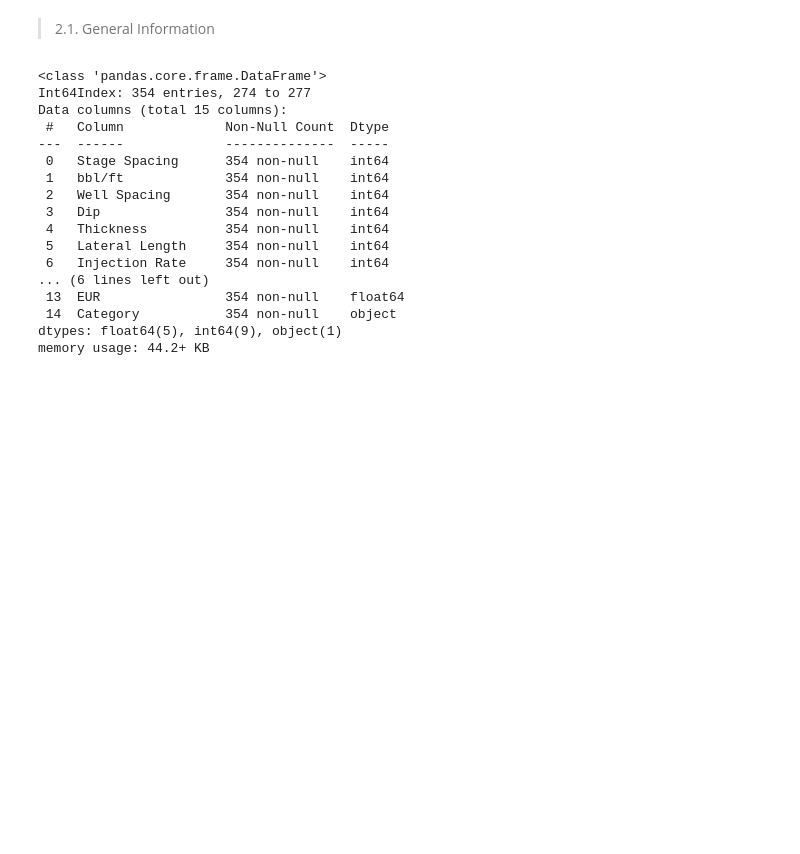
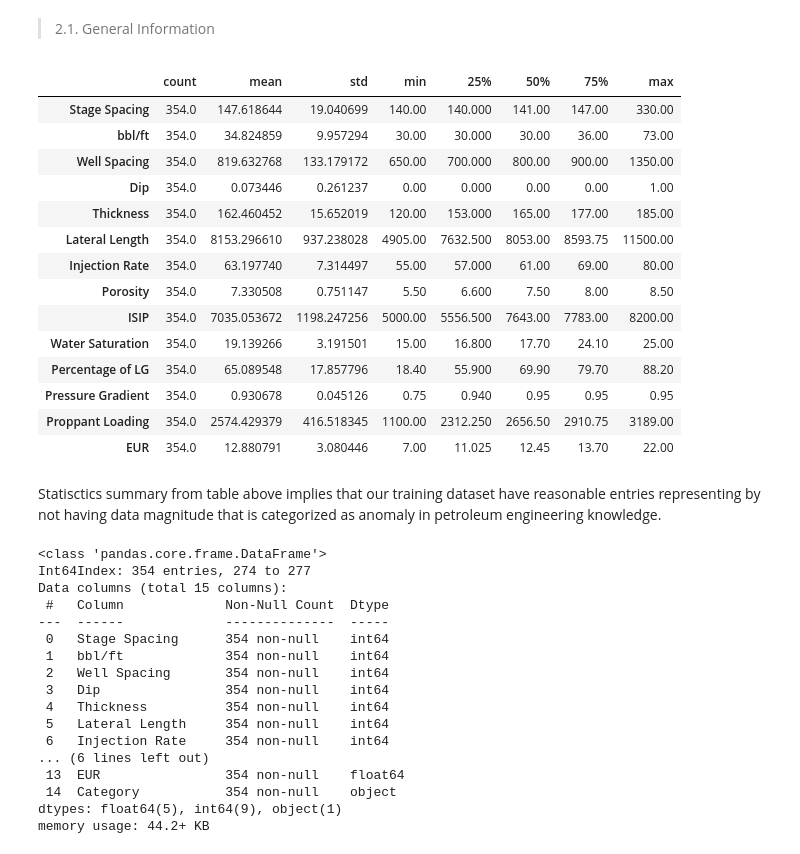
Before and after one commit to aprds/Shale-Gas-EUR-Prediction, a Jupyter notebook: shale_gas_EUR_prediction.ipynb, the cells around one changed output. Drawn from its saved outputs; the diff is of its cells as text; code cells hidden in the pictures; blank space fills up the shorter version.

```diff
--- a/shale_gas_EUR_prediction.ipynb
+++ b/shale_gas_EUR_prediction.ipynb
@@ -147,6 +147,26 @@ strat_train_set.head()
 | 160 | 143 | 30 | 700 | 1 | 156 | 8107 | 57 | 6.4 | ... |
 # %% [markdown]
 > 2.1. General Information
+# %%
+strat_train_set.describe().T
+# %% [output]
+|  | count | mean | std | min | 25% | 50% | 75% | max |
+| Stage Spacing | 354.0 | 147.618644 | 19.040699 | 140.00 | 140.000 | 141.00 | 147.00 | 330.00 |
+| bbl/ft | 354.0 | 34.824859 | 9.957294 | 30.00 | 30.000 | 30.00 | 36.00 | 73.00 |
+| Well Spacing | 354.0 | 819.632768 | 133.179172 | 650.00 | 700.000 | 800.00 | 900.00 | 1350.00 |
+| Dip | 354.0 | 0.073446 | 0.261237 | 0.00 | 0.000 | 0.00 | 0.00 | 1.00 |
+| Thickness | 354.0 | 162.460452 | 15.652019 | 120.00 | 153.000 | 165.00 | 177.00 | 185.00 |
+| Lateral Length | 354.0 | 8153.296610 | 937.238028 | 4905.00 | 7632.500 | 8053.00 | 8593.75 | 11500.00 |
+| Injection Rate | 354.0 | 63.197740 | 7.314497 | 55.00 | 57.000 | 61.00 | 69.00 | 80.00 |
+| Porosity | 354.0 | 7.330508 | 0.751147 | 5.50 | 6.600 | 7.50 | 8.00 | 8.50 |
+| ISIP | 354.0 | 7035.053672 | 1198.247256 | 5000.00 | 5556.500 | 7643.00 | 7783.00 | 8200.00 |
+| Water Saturation | 354.0 | 19.139266 | 3.191501 | 15.00 | 16.800 | 17.70 | 24.10 | 25.00 |
+| Percentage of LG | 354.0 | 65.089548 | 17.857796 | 18.40 | 55.900 | 69.90 | 79.70 | 88.20 |
+| Pressure Gradient | 354.0 | 0.930678 | 0.045126 | 0.75 | 0.940 | 0.95 | 0.95 | 0.95 |
+| Proppant Loading | 354.0 | 2574.429379 | 416.518345 | 1100.00 | 2312.250 | 2656.50 | 2910.75 | 3189.00 |
+| EUR | 354.0 | 12.880791 | 3.080446 | 7.00 | 11.025 | 12.45 | 13.70 | 22.00 |
+# %% [markdown]
+Statisctics summary from table above implies that our training dataset have reasonable entries representing by not having data magnitude that is categorized as anomaly in petroleum engineering knowledge.
 # %%
 strat_train_set.info()
 # %% [output]
```
Also changed, not shown: parts of 16 cells of this notebook.
